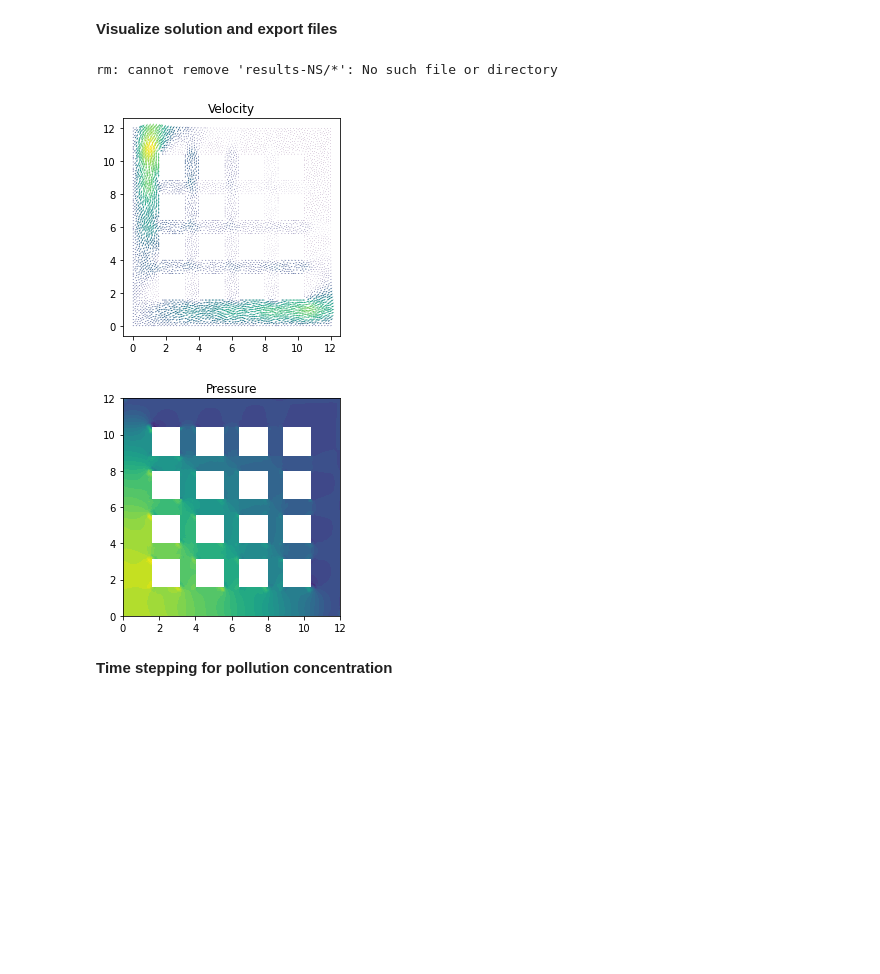
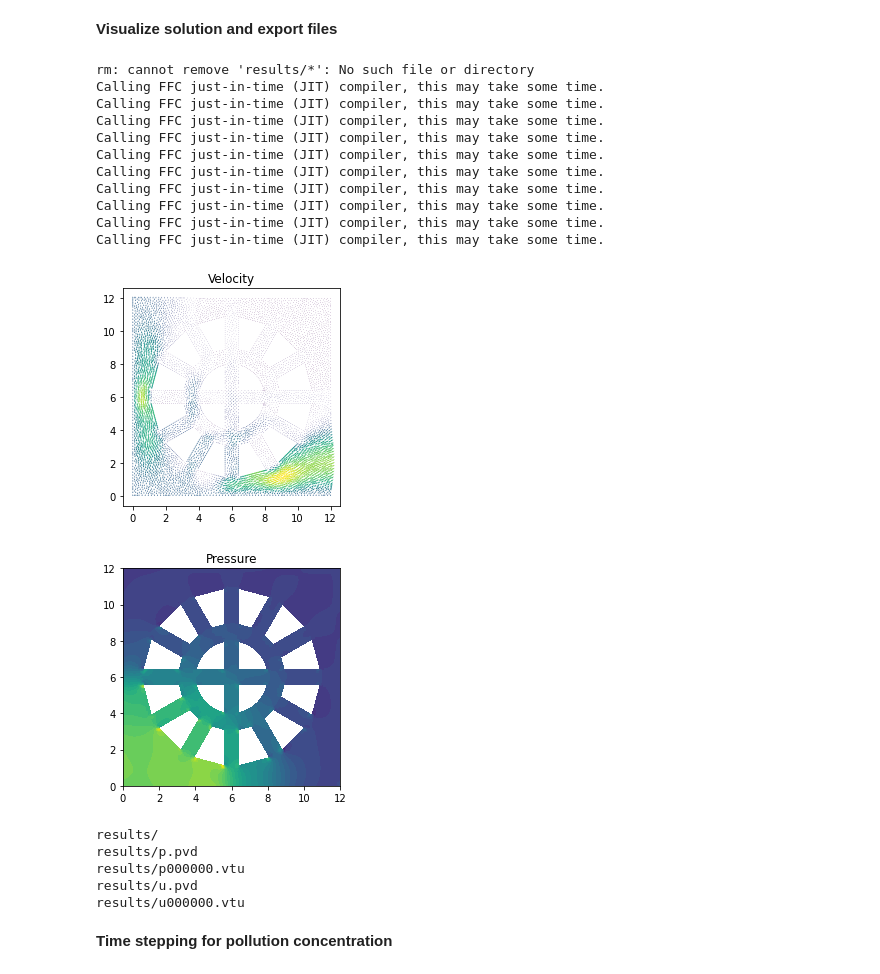
Before and after one commit to johanhoffman/DD2365-VT20, a Jupyter notebook: Project/ProjectV2.ipynb, the cells around one changed output. Drawn from its saved outputs; the diff is of its cells as text; code cells hidden in the pictures; blank space fills up the shorter version.

```diff
--- a/Project/ProjectV2.ipynb
+++ b/Project/ProjectV2.ipynb
@@ -217,12 +235,12 @@ saved_circle = File("circle.xml")
 resolution = 64
 
 # grid mesh
-try:
-  saved_grid >> mesh
-except:
-  domain = grid()
-  mesh = generate_mesh(domain, resolution)
-  saved_grid << mesh
+# try:
+#   saved_grid >> mesh
+# except:
+#   domain = grid()
+#   mesh = generate_mesh(domain, resolution)
+#   saved_grid << mesh
 
 # skewed mesh
 # try:
@@ -233,12 +251,12 @@ except:
 #   saved_skewed << mesh
 
 # circular mesh
-# try:
-#   saved_circle >> mesh
-# except:
-#   domain = concentric()
-#   mesh = generate_mesh(domain, resolution)
-#   saved_circle << mesh
+try:
+  saved_circle >> mesh
+except:
+  domain = concentric()
+  mesh = generate_mesh(domain, resolution)
+  saved_circle << mesh
 
 # Local mesh refinement (specified by a cell marker)
 no_levels = 0
@@ -259,9 +277,9 @@ outlet_bdry.mark(boundaries, 2)
 building.mark(boundaries, 3)
 
 # for visualisation of different boundaries
-# file = File("bres/boundaries.pvd")
+# file = File("circle/circle.pvd")
 # file << boundaries
-# !tar -czvf bres.tar.gz bres
+# !tar -czvf circle.tar.gz circle
 
 plt.figure()
 plot(mesh)
@@ -318,35 +351,50 @@ solve(residual == 0, w)
 # %% [markdown]
 **Visualize solution and export files**
 # %%
-!rm results-NS/*
+!rm results/*
 
 # Open files to export solution to Paraview
-file_u = File("results-Stokes/u.pvd")
-file_p = File("results-Etokes/p.pvd")
+file_u = File("results/u.pvd")
+file_p = File("results/p.pvd")
 
 u1 = project(u, V)
 p1 = project(p, Q)
 
 # Save solution to file
 file_u << u1
 file_p << p1
 
 # Plot solution
 plt.figure()
 plot(u1, title="Velocity")
 
 plt.figure()
 plot(p1, title="Pressure")
 
 plt.show()
 
 # Export files
-#!tar -czvf results-Stokes.tar.gz results-NS
-#files.download('results-Stokes.tar.gz')
+!tar -czvf circle_3.tar.gz results
+files.download('circle_3.tar.gz')
 # %% [output]
-rm: cannot remove 'results-NS/*': No such file or directory
+rm: cannot remove 'results/*': No such file or directory
+Calling FFC just-in-time (JIT) compiler, this may take some time.
+Calling FFC just-in-time (JIT) compiler, this may take some time.
+Calling FFC just-in-time (JIT) compiler, this may take some time.
+Calling FFC just-in-time (JIT) compiler, this may take some time.
+Calling FFC just-in-time (JIT) compiler, this may take some time.
+Calling FFC just-in-time (JIT) compiler, this may take some time.
+Calling FFC just-in-time (JIT) compiler, this may take some time.
+Calling FFC just-in-time (JIT) compiler, this may take some time.
+Calling FFC just-in-time (JIT) compiler, this may take some time.
+Calling FFC just-in-time (JIT) compiler, this may take some time.
-[figure, old version]
+[figure, new version]
-[figure, old version]
+[figure, new version]
+results/
+results/p.pvd
+results/p000000.vtu
+results/u.pvd
+results/u000000.vtu
 # %% [markdown]
 **Time stepping for pollution concentration**
 # %%
```
Also changed, not shown: parts of 6 cells of this notebook.
